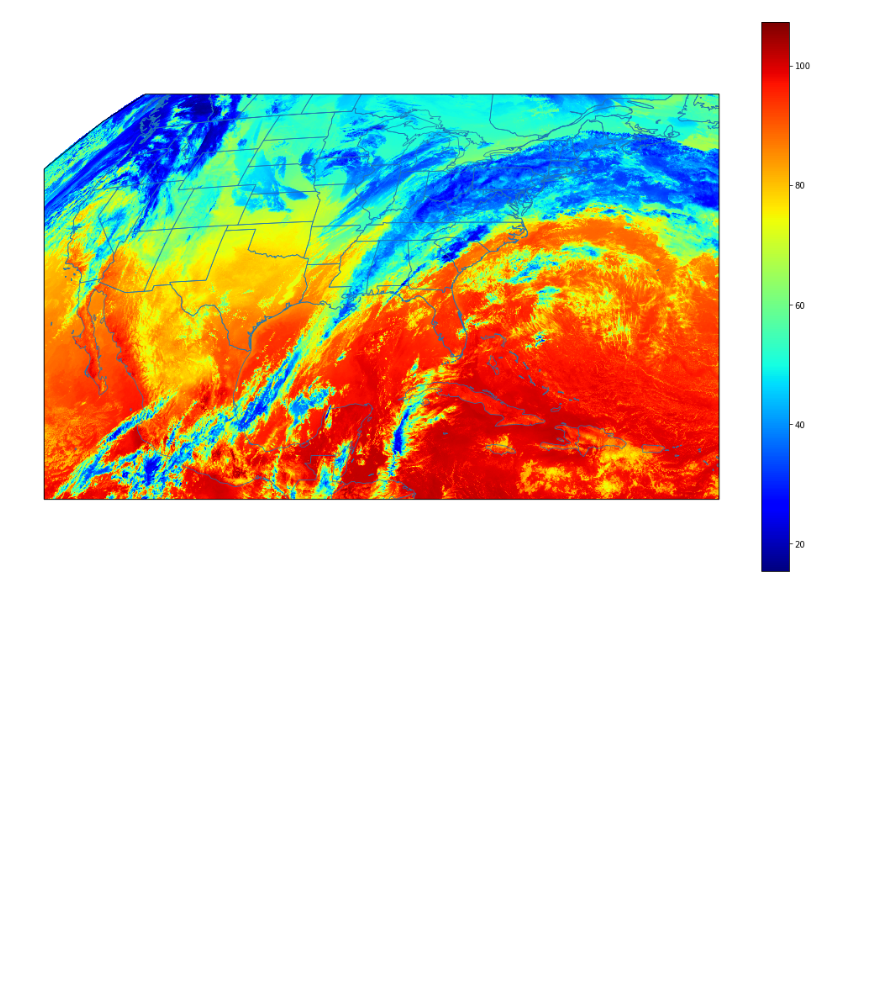
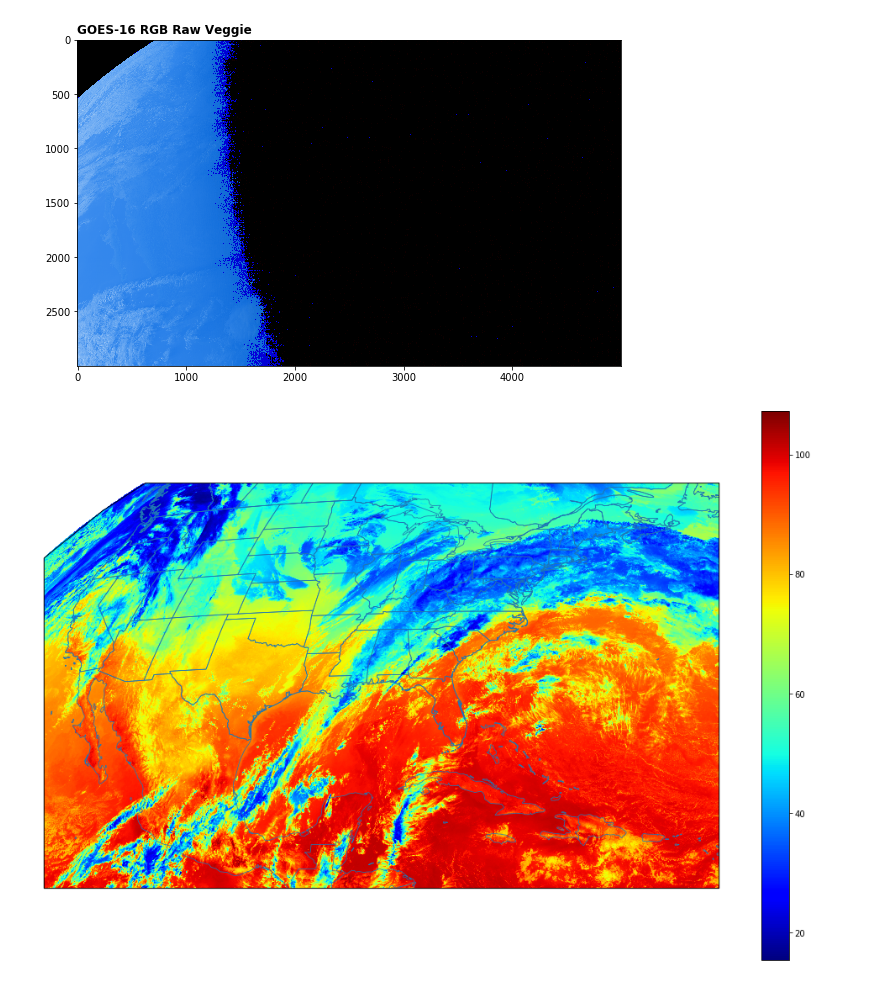
Before and after one commit to steidani/weather, a Jupyter notebook: satellite/Satellite_Example.ipynb, the cells around one changed output. Saved outputs shown, nothing was run; the diff lists cells and outputs as text; code cells hidden in the pictures; blank space fills up the shorter version.

```diff
--- a/satellite/Satellite_Example.ipynb
+++ b/satellite/Satellite_Example.ipynb
@@ -65,3 +237,11 @@ Coordinates:
+# %%
+fig, ax1 = plt.subplots(1,1, figsize=(16,6))
+
+# The RGB using the raw veggie band
+ax1.imshow(RGB_veggie)
+ax1.set_title('GOES-16 RGB Raw Veggie', fontweight='semibold', loc='left', fontsize=12);
+# %% [output]
+[figure, added]
 # %%
 # Get projection from satellite data
 dat = ds.metpy.parse_cf('Rad')
```
Also changed, not shown: parts of 17 cells of this notebook, 1 other file.
